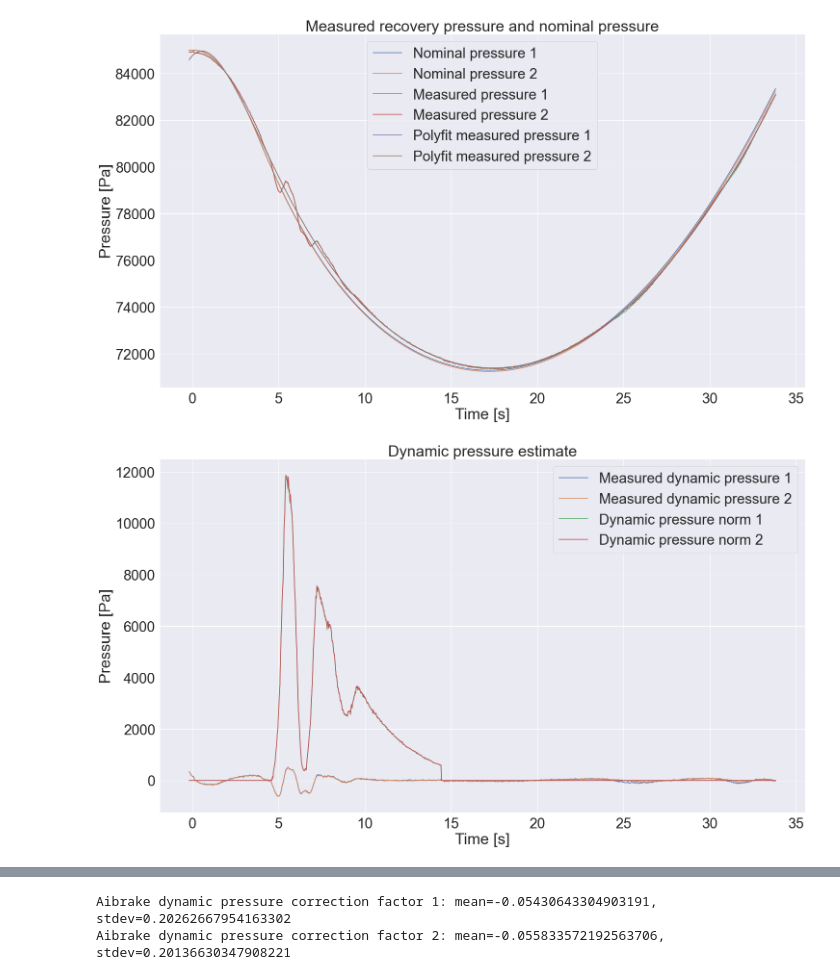
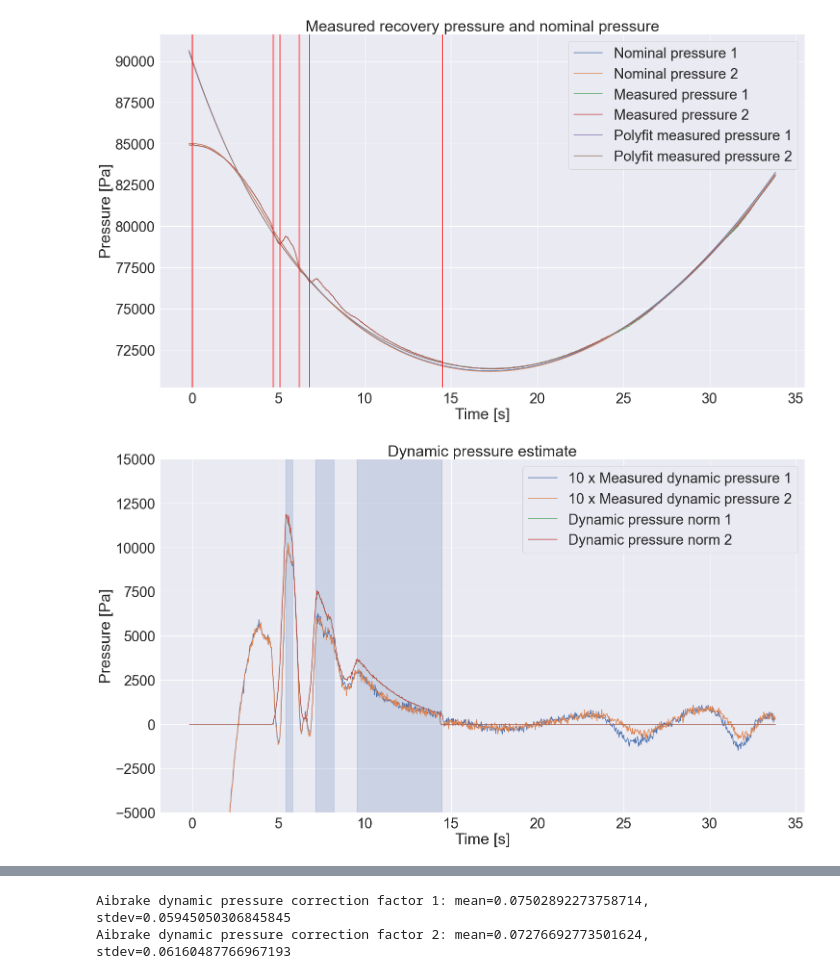
Before and after one commit to aris-space/euler-avionics, a Jupyter notebook: maiden_launch_analysis/maiden_launch_trajectory.ipynb, the cells around one changed output, grey strips where cells are left out. Cells and saved outputs as stored; diff of their text form; code cells hidden in the pictures.

Commit message:
merge of differnet versions + additions to pressure corrections

```diff
--- a/maiden_launch_analysis/maiden_launch_trajectory.ipynb
+++ b/maiden_launch_analysis/maiden_launch_trajectory.ipynb
@@ -443,7 +462,7 @@ def compute_control_input(acc, vel, alt, t, method='theoretical'):
         for i in range(n):
             speed_of_sound = compute_speed_of_sound(alt[i])
             mach_number = vel[i] / speed_of_sound
-            if (control_deactivation_mach_number < mach_number < control_activation_mach_number) and acc[i] > 0 and t_burnout < t[i] < 18:
+            if (control_deactivation_mach_number < mach_number < control_activation_mach_number) and acc[i] > 0 and t_cruise < t[i] < 18:
                 rho = compute_density(alt[i])
                 control_input[i] = ((acc[i]) * 2 * m_rocket_engineless / (rho * A_ref_rocket * vel[i]**2) - Cd_ro1)/(Cd_tot1 - Cd_ro1)
 
@@ -455,9 +474,20 @@ def compute_control_input(acc, vel, alt, t, method='theoretical'):
 import math as m
 # First assumption: cd values known
 
-control_input = compute_control_input(acc=np.array(combined['Ay_IMU1'][cond_launch]), vel=V_abs1, alt=X_array1[: ,2], t = t_array)
+control_input1 = compute_control_input(acc=np.array(combined['Ay_IMU1'][cond_launch]), vel=V_abs1, alt=X_array1[: ,2], t=t_array)
+control_input2 = compute_control_input(acc=np.array(combined['Ay_IMU2'][cond_launch]), vel=V_abs2, alt=X_array2[: ,2], t=t_array)
 
-plt.plot(t_array, control_input)
+t=combined["Time [s]"]
+tab1,tab2,tab3,tab4,tab5,tab6,tab7 = 0, 0., 4.7, 5.1, 6.2,6.8,14.5
+
+cond_no_ab = ((t>tab1)&(t<tab2)) | ((t>tab3)&(t<tab4)) | ((t>tab5)&(t<tab6)) | (t>tab7)
+
+plt.plot(t_array, control_input1, label="Sensor 1")
+plt.plot(t_array, control_input2, label="Sensor 2")
 plt.xlabel('time [s]')
 plt.ylabel('Control input []')
+plt.xlim(-1, duration)
+plt.legend()
+for t in  [tab1,tab2,tab3,tab4,tab5,tab6,tab7]:
+    plt.axvline(t, color="red")
 # %% [output]
@@ -476,18 +505,20 @@ nominal_pressure1 = Pressure(altitude1)
 nominal_pressure2 = Pressure(altitude2)
 measured_pressure1 = combined.reset_index()['Pressure 1 [kPa]'][cond_launch]*1000
 measured_pressure2 = combined.reset_index()['Pressure 2 [kPa]'][cond_launch]*1000
-poly_coeffs1 = np.polyfit(combined["Time [s]"][cond_launch], measured_pressure1, 9)
-poly_coeffs2 = np.polyfit(combined["Time [s]"][cond_launch], measured_pressure2, 9)
+
+
+poly_coeffs1 = np.polyfit(combined["Time [s]"][cond_launch&cond_no_ab]-t_apogee, measured_pressure1[cond_no_ab], 6)
+poly_coeffs2 = np.polyfit(combined["Time [s]"][cond_launch&cond_no_ab]-t_apogee, measured_pressure2[cond_no_ab], 6)
+
 polyfit_measured_pressure1 = np.poly1d(poly_coeffs1)
 polyfit_measured_pressure2 = np.poly1d(poly_coeffs2)
-# we are using a constant offset between the actual ambient pressure and the nominal pressure of +100Pa
-# measured_dynamic_pressure1 = measured_pressure1 - nominal_pressure1 + 100
-# measured_dynamic_pressure2 = measured_pressure2 - nominal_pressure2 + 100
-# we are using a constant offset of 600 Pa between the polyfit and the measurements right before applying the airbrakes
-measured_dynamic_pressure1 = measured_pressure1 - polyfit_measured_pressure1(combined["Time [s]"][cond_launch])
-measured_dynamic_pressure2 = measured_pressure2 - polyfit_measured_pressure1(combined["Time [s]"][cond_launch])
+
+measured_dynamic_pressure1 = measured_pressure1 - polyfit_measured_pressure1(combined["Time [s]"][cond_launch]-t_apogee)
+measured_dynamic_pressure2 = measured_pressure2 - polyfit_measured_pressure1(combined["Time [s]"][cond_launch]-t_apogee)
+
 airbrake_extension = control_input
 airbrake_extension[control_input < 0] = 0
+
 dynamic_pressure_norm1 = airbrake_extension**1 * rho1 * V_abs1**2 / 2
 dynamic_pressure_norm2 = airbrake_extension**1 * rho2 * V_abs2**2 / 2
 
@@ -495,53 +526,63 @@ plt.plot(combined["Time [s]"][cond_launch], nominal_pressure1)
 plt.plot(combined["Time [s]"][cond_launch], nominal_pressure2)
 plt.plot(combined["Time [s]"][cond_launch], measured_pressure1)
 plt.plot(combined["Time [s]"][cond_launch], measured_pressure2)
-plt.plot(combined["Time [s]"][cond_launch], polyfit_measured_pressure1(combined["Time [s]"][cond_launch]))
-plt.plot(combined["Time [s]"][cond_launch], polyfit_measured_pressure2(combined["Time [s]"][cond_launch]))
+plt.plot(combined["Time [s]"][cond_launch], polyfit_measured_pressure1(combined["Time [s]"][cond_launch]-t_apogee))
+plt.plot(combined["Time [s]"][cond_launch], polyfit_measured_pressure2(combined["Time [s]"][cond_launch]-t_apogee))
 plt.title("Measured recovery pressure and nominal pressure")
 plt.legend(["Nominal pressure 1", "Nominal pressure 2", "Measured pressure 1", "Measured pressure 2",
             "Polyfit measured pressure 1", "Polyfit measured pressure 2"])
 plt.xlabel("Time [s]")
 plt.ylabel("Pressure [Pa]")
+for t in  [tab1,tab2,tab3,tab4,tab5,tab6,tab7]:
+    plt.axvline(t, color="red")
 plt.show()
 
-plt.plot(combined["Time [s]"][cond_launch], measured_dynamic_pressure1)
-plt.plot(combined["Time [s]"][cond_launch], measured_dynamic_pressure2)
+plt.plot(combined["Time [s]"][cond_launch], 10*measured_dynamic_pressure1)
+plt.plot(combined["Time [s]"][cond_launch], 10*measured_dynamic_pressure2)
 plt.plot(combined["Time [s]"][cond_launch], dynamic_pressure_norm1)
 plt.plot(combined["Time [s]"][cond_launch], dynamic_pressure_norm2)
 plt.title("Dynamic pressure estimate")
-plt.legend(["Measured dynamic pressure 1", "Measured dynamic pressure 2",
+plt.legend(["10 x Measured dynamic pressure 1", "10 x Measured dynamic pressure 2",
             "Dynamic pressure norm 1", "Dynamic pressure norm 2"])
 plt.xlabel("Time [s]")
 plt.ylabel("Pressure [Pa]")
+show_flight_events=False
+plot_events(plt)
+show_flight_events=True
+plt.ylim(-5e3,15e3)
+
 plt.show()
 
 # airbrake dynamic pressure correction factor in recovery section
 corr_factor_cond1 = airbrake_extension > 0
 corr_factor_cond2 = airbrake_extension > 0
 t_ab_corr_factor1 = combined["Time [s]"][cond_launch][corr_factor_cond1]
 t_ab_corr_factor2 = combined["Time [s]"][cond_launch][corr_factor_cond2]
 ab_dp_corr_factor1 = measured_dynamic_pressure1[corr_factor_cond1] / dynamic_pressure_norm1[corr_factor_cond1]
 ab_dp_corr_factor2 = measured_dynamic_pressure2[corr_factor_cond2] / dynamic_pressure_norm2[corr_factor_cond2]
 
 # we need to take aways some weird first shock peak
 t_min_ab_dp_cut = 4.7
 t_ab_corr_factor1_cut = t_ab_corr_factor1[t_ab_corr_factor1 > t_min_ab_dp_cut]
 t_ab_corr_factor2_cut = t_ab_corr_factor2[t_ab_corr_factor2 > t_min_ab_dp_cut]
 ab_dp_corr_factor1_cut = ab_dp_corr_factor1[t_ab_corr_factor1 > t_min_ab_dp_cut]
 ab_dp_corr_factor2_cut = ab_dp_corr_factor2[t_ab_corr_factor2 > t_min_ab_dp_cut]
 
 plt.plot(t_ab_corr_factor1_cut, ab_dp_corr_factor1_cut)
 plt.plot(t_ab_corr_factor2_cut, ab_dp_corr_factor2_cut)
 plt.title("Airbrake dynamic pressure correction factor")
 plt.xlabel("Time [s]")
 plt.ylabel("Correction factor [-]")
-# plt.ylim(-1, 1)
+plt.ylim(-0.1,0.25)
+show_flight_events=False
+plot_events(plt)
+show_flight_events=True
 plt.show()
 
 ab_dp_corr_factor1_mean, ab_dp_corr_factor1_stdev = np.mean(ab_dp_corr_factor1_cut), np.std(ab_dp_corr_factor1_cut)
 ab_dp_corr_factor2_mean, ab_dp_corr_factor2_stdev = np.mean(ab_dp_corr_factor2_cut), np.std(ab_dp_corr_factor2_cut)
 print(f"Aibrake dynamic pressure correction factor 1: mean={ab_dp_corr_factor1_mean}, stdev={ab_dp_corr_factor1_stdev}")
 print(f"Aibrake dynamic pressure correction factor 2: mean={ab_dp_corr_factor2_mean}, stdev={ab_dp_corr_factor2_stdev}")
 # %% [output]
-[figure, old version]
+[figure, new version]
-[figure, old version]
+[figure, new version]
@@ -549,2 +590,2 @@ print(f"Aibrake dynamic pressure correction factor 2: mean={ab_dp_corr_factor2_m
-Aibrake dynamic pressure correction factor 1: mean=-0.05430643304903191, stdev=0.20262667954163302
-Aibrake dynamic pressure correction factor 2: mean=-0.055833572192563706, stdev=0.20136630347908221
+Aibrake dynamic pressure correction factor 1: mean=0.07502892273758714, stdev=0.05945050306845845
+Aibrake dynamic pressure correction factor 2: mean=0.07276692773501624, stdev=0.06160487766967193
```
Also changed, not shown: parts of 22 cells of this notebook.
